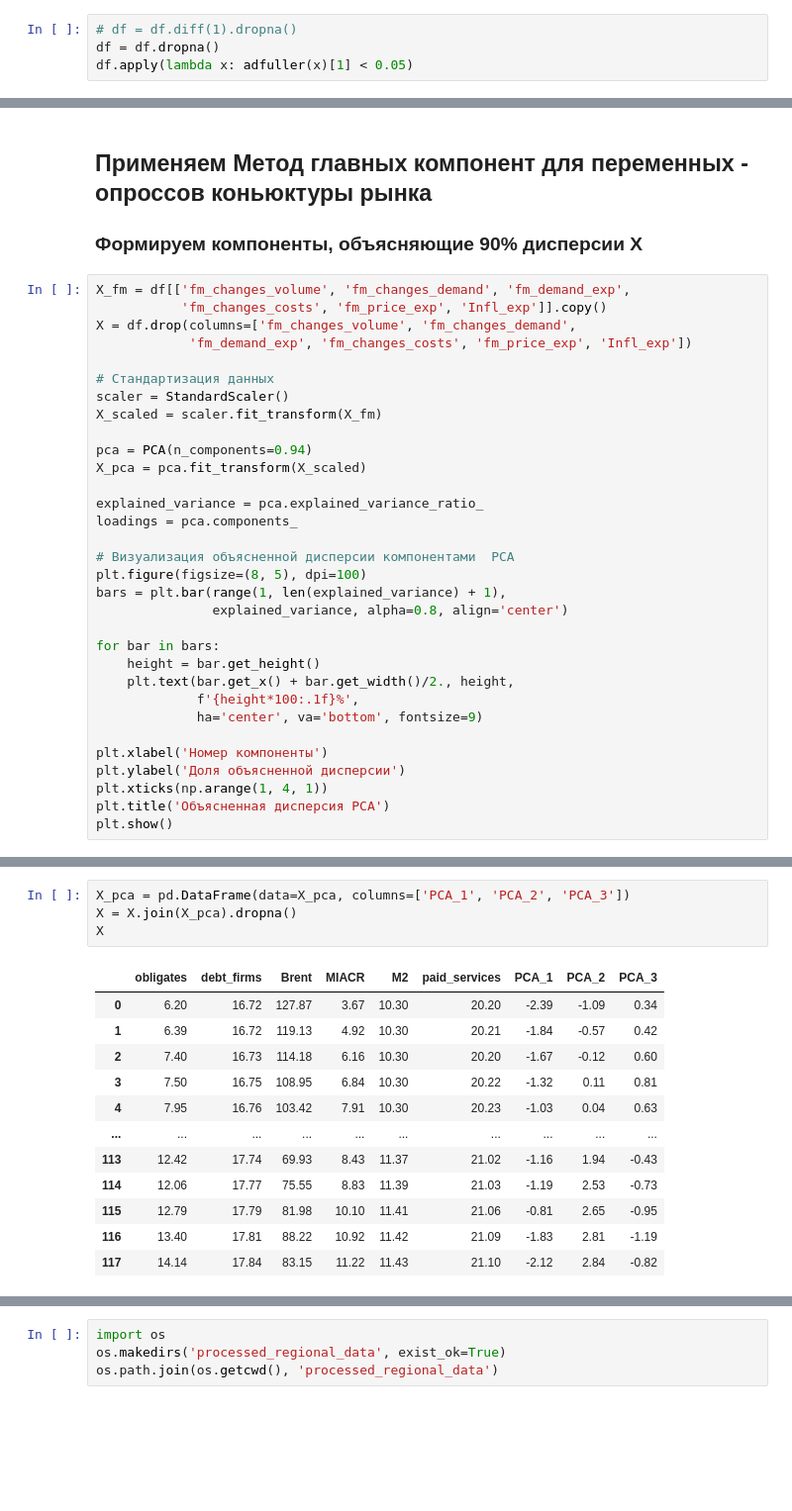
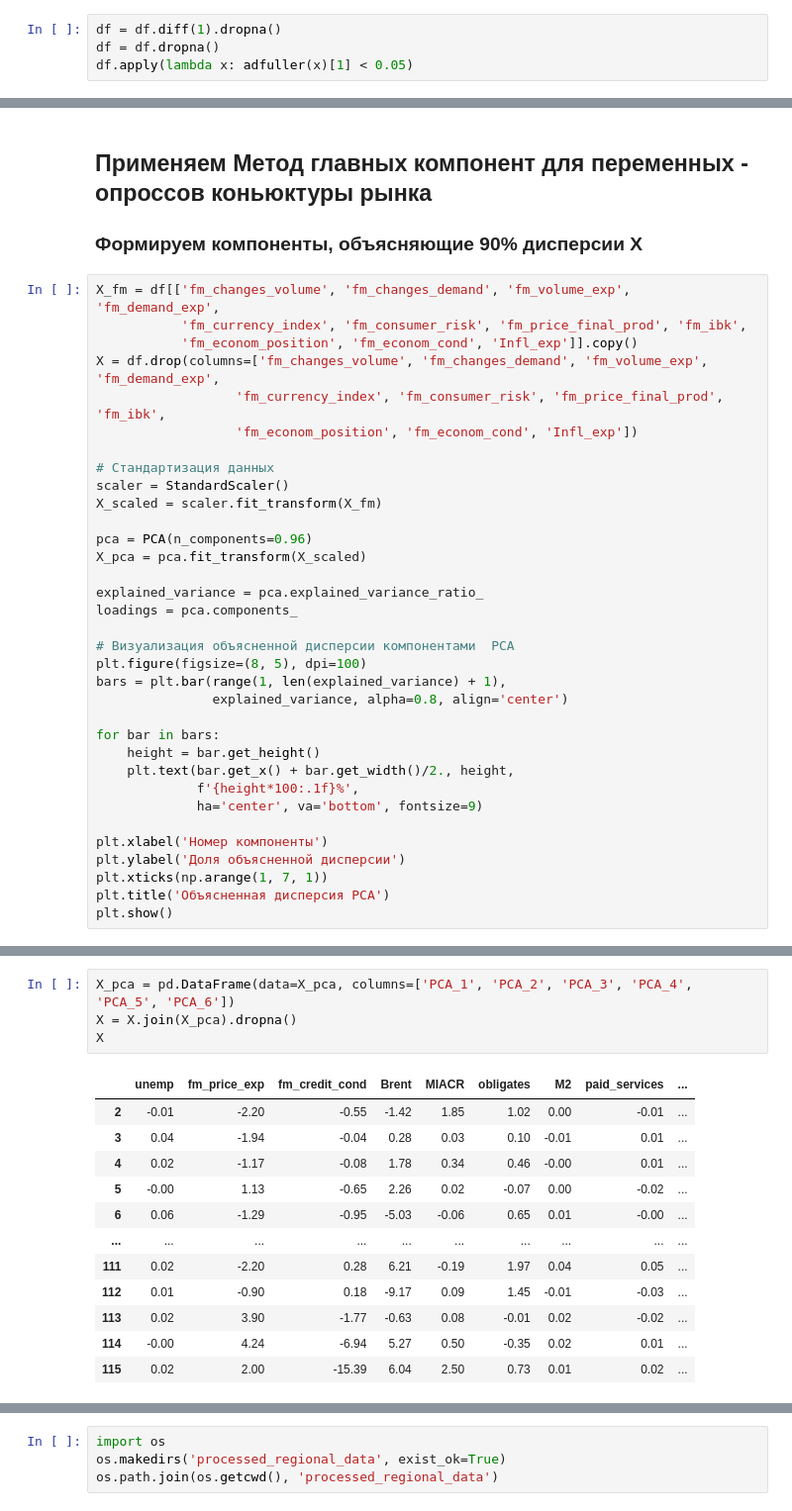
Before and after one commit to askarg/Diploma.-Inflation-model-using-PCA, a Jupyter notebook: process_data.ipynb, the cells around one changed output, grey strips where cells are left out. Shown at 99% size. Drawn from its saved outputs; the diff is of its cells as text; blank space fills up the shorter version.

```diff
--- a/process_data.ipynb
+++ b/process_data.ipynb
@@ -92,7 +93,7 @@ df['unemp'].plot();
 
 ### Проверяем ряды на стационарность
 # %%
-# df = df.diff(1).dropna()
+df = df.diff(1).dropna()
 df = df.dropna()
 df.apply(lambda x: adfuller(x)[1] < 0.05)
 # %% [output]
@@ -124,16 +129,18 @@ df.plot(kind='line', figsize=(20, 22), subplots=True)
 
 ### Формируем компоненты, объясняющие 90% дисперсии Х
 # %%
-X_fm = df[['fm_changes_volume', 'fm_changes_demand', 'fm_demand_exp',
-           'fm_changes_costs', 'fm_price_exp', 'Infl_exp']].copy()
-X = df.drop(columns=['fm_changes_volume', 'fm_changes_demand',
-            'fm_demand_exp', 'fm_changes_costs', 'fm_price_exp', 'Infl_exp'])
+X_fm = df[['fm_changes_volume', 'fm_changes_demand', 'fm_volume_exp', 'fm_demand_exp',
+           'fm_currency_index', 'fm_consumer_risk', 'fm_price_final_prod', 'fm_ibk',
+           'fm_econom_position', 'fm_econom_cond', 'Infl_exp']].copy()
+X = df.drop(columns=['fm_changes_volume', 'fm_changes_demand', 'fm_volume_exp', 'fm_demand_exp',
+                  'fm_currency_index', 'fm_consumer_risk', 'fm_price_final_prod', 'fm_ibk',
+                  'fm_econom_position', 'fm_econom_cond', 'Infl_exp'])
 
 # Стандартизация данных
 scaler = StandardScaler()
 X_scaled = scaler.fit_transform(X_fm)
 
-pca = PCA(n_components=0.94)
+pca = PCA(n_components=0.96)
 X_pca = pca.fit_transform(X_scaled)
 
 explained_variance = pca.explained_variance_ratio_
@@ -152,7 +159,7 @@ for bar in bars:
 
 plt.xlabel('Номер компоненты')
 plt.ylabel('Доля объясненной дисперсии')
-plt.xticks(np.arange(1, 4, 1))
+plt.xticks(np.arange(1, 7, 1))
 plt.title('Объясненная дисперсия PCA')
 plt.show()
 # %% [output]
@@ -205,17 +213,17 @@ plt.show()
 # %%
-X_pca = pd.DataFrame(data=X_pca, columns=['PCA_1', 'PCA_2', 'PCA_3'])
+X_pca = pd.DataFrame(data=X_pca, columns=['PCA_1', 'PCA_2', 'PCA_3', 'PCA_4', 'PCA_5', 'PCA_6'])
 X = X.join(X_pca).dropna()
 X
 # %% [output]
-|  | obligates | debt_firms | Brent | MIACR | M2 | paid_services | PCA_1 | PCA_2 | PCA_3 |
-| 0 | 6.20 | 16.72 | 127.87 | 3.67 | 10.30 | 20.20 | -2.39 | -1.09 | 0.34 |
-| 1 | 6.39 | 16.72 | 119.13 | 4.92 | 10.30 | 20.21 | -1.84 | -0.57 | 0.42 |
-| 2 | 7.40 | 16.73 | 114.18 | 6.16 | 10.30 | 20.20 | -1.67 | -0.12 | 0.60 |
-| 3 | 7.50 | 16.75 | 108.95 | 6.84 | 10.30 | 20.22 | -1.32 | 0.11 | 0.81 |
-| 4 | 7.95 | 16.76 | 103.42 | 7.91 | 10.30 | 20.23 | -1.03 | 0.04 | 0.63 |
+|  | unemp | fm_price_exp | fm_credit_cond | Brent | MIACR | obligates | M2 | paid_services | ... |
+| 2 | -0.01 | -2.20 | -0.55 | -1.42 | 1.85 | 1.02 | 0.00 | -0.01 | ... |
+| 3 | 0.04 | -1.94 | -0.04 | 0.28 | 0.03 | 0.10 | -0.01 | 0.01 | ... |
+| 4 | 0.02 | -1.17 | -0.08 | 1.78 | 0.34 | 0.46 | -0.00 | 0.01 | ... |
+| 5 | -0.00 | 1.13 | -0.65 | 2.26 | 0.02 | -0.07 | 0.00 | -0.02 | ... |
+| 6 | 0.06 | -1.29 | -0.95 | -5.03 | -0.06 | 0.65 | 0.01 | -0.00 | ... |
 | ... | ... | ... | ... | ... | ... | ... | ... | ... | ... |
-| 113 | 12.42 | 17.74 | 69.93 | 8.43 | 11.37 | 21.02 | -1.16 | 1.94 | -0.43 |
-| 114 | 12.06 | 17.77 | 75.55 | 8.83 | 11.39 | 21.03 | -1.19 | 2.53 | -0.73 |
-| 115 | 12.79 | 17.79 | 81.98 | 10.10 | 11.41 | 21.06 | -0.81 | 2.65 | -0.95 |
-| 116 | 13.40 | 17.81 | 88.22 | 10.92 | 11.42 | 21.09 | -1.83 | 2.81 | -1.19 |
-| 117 | 14.14 | 17.84 | 83.15 | 11.22 | 11.43 | 21.10 | -2.12 | 2.84 | -0.82 |
+| 111 | 0.02 | -2.20 | 0.28 | 6.21 | -0.19 | 1.97 | 0.04 | 0.05 | ... |
+| 112 | 0.01 | -0.90 | 0.18 | -9.17 | 0.09 | 1.45 | -0.01 | -0.03 | ... |
+| 113 | 0.02 | 3.90 | -1.77 | -0.63 | 0.08 | -0.01 | 0.02 | -0.02 | ... |
+| 114 | -0.00 | 4.24 | -6.94 | 5.27 | 0.50 | -0.35 | 0.02 | 0.01 | ... |
+| 115 | 0.02 | 2.00 | -15.39 | 6.04 | 2.50 | 0.73 | 0.01 | 0.02 | ... |
```
Also changed, not shown: parts of 9 cells of this notebook, 1 other file.
